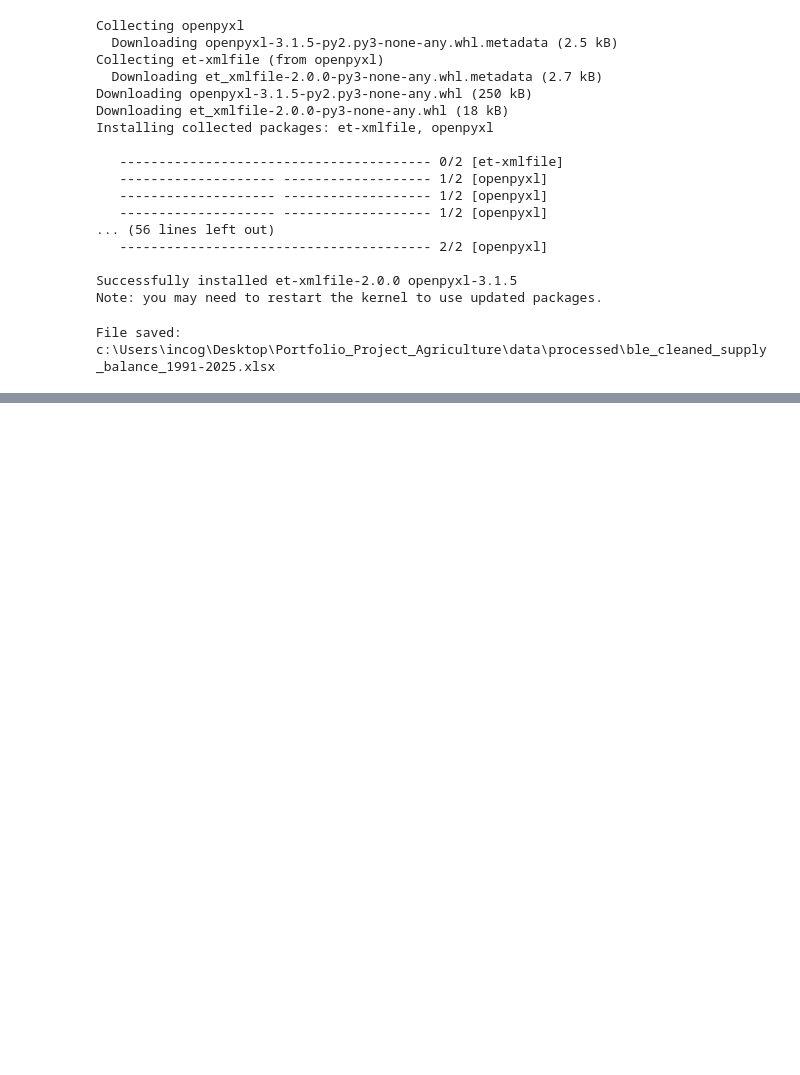
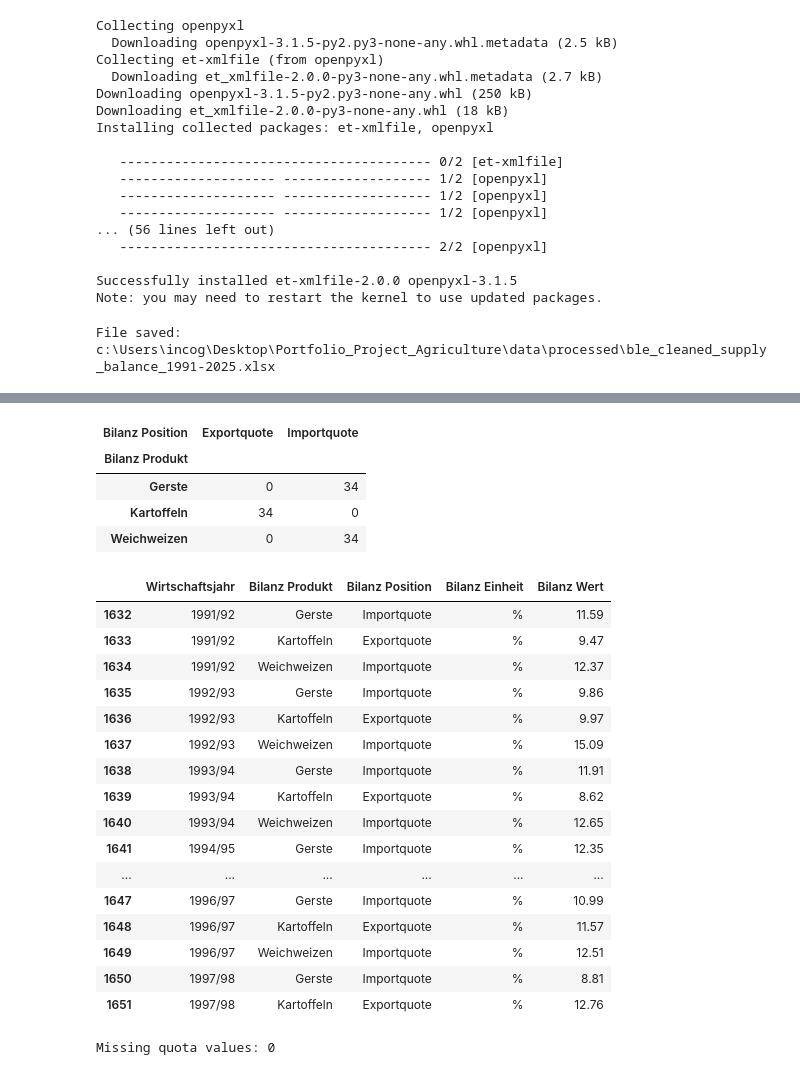
Before and after one commit to verveat/Agriculture_Crisis_Resilience, a Jupyter notebook: notebooks/01_ble_supply_balance_all_products.ipynb, the cells around one changed output, grey strips where cells are left out. Drawn from its saved outputs; the diff is of its cells as text; code cells hidden in the pictures; blank space fills up the shorter version.

```diff
--- a/notebooks/01_ble_supply_balance_all_products.ipynb
+++ b/notebooks/01_ble_supply_balance_all_products.ipynb
@@ -543,0 +711,53 @@ File saved: c:\Users\incog\Desktop\Portfolio_Project_Agriculture\data\processed\
+# %%
+
+# Check the calculated quota rows
+
+# Number of results per product and quota
+display(
+    quota_results.groupby(
+        ["Bilanz Produkt", "Bilanz Position"]
+    ).size().unstack(fill_value=0)
+)
+
+# Show the first calculated values
+display(
+    quota_results[
+        [
+            "Wirtschaftsjahr",
+            "Bilanz Produkt",
+            "Bilanz Position",
+            "Bilanz Einheit",
+            "Bilanz Wert",
+        ]
+    ].head(20).round({"Bilanz Wert": 2})
+)
+
+# Check for missing values in the calculated ratios
+print(
+    "Missing quota values:",
+    quota_results["Bilanz Wert"].isna().sum()
+)
+# %% [output]
+| Bilanz Position | Exportquote | Importquote |
+| Bilanz Produkt |  |  |
+| Gerste | 0 | 34 |
+| Kartoffeln | 34 | 0 |
+| Weichweizen | 0 | 34 |
+|  | Wirtschaftsjahr | Bilanz Produkt | Bilanz Position | Bilanz Einheit | Bilanz Wert |
+| 1632 | 1991/92 | Gerste | Importquote | % | 11.59 |
+| 1633 | 1991/92 | Kartoffeln | Exportquote | % | 9.47 |
+| 1634 | 1991/92 | Weichweizen | Importquote | % | 12.37 |
+| 1635 | 1992/93 | Gerste | Importquote | % | 9.86 |
+| 1636 | 1992/93 | Kartoffeln | Exportquote | % | 9.97 |
+| 1637 | 1992/93 | Weichweizen | Importquote | % | 15.09 |
+| 1638 | 1993/94 | Gerste | Importquote | % | 11.91 |
+| 1639 | 1993/94 | Kartoffeln | Exportquote | % | 8.62 |
+| 1640 | 1993/94 | Weichweizen | Importquote | % | 12.65 |
+| 1641 | 1994/95 | Gerste | Importquote | % | 12.35 |
+| ... | ... | ... | ... | ... | ... |
+| 1647 | 1996/97 | Gerste | Importquote | % | 10.99 |
+| 1648 | 1996/97 | Kartoffeln | Exportquote | % | 11.57 |
+| 1649 | 1996/97 | Weichweizen | Importquote | % | 12.51 |
+| 1650 | 1997/98 | Gerste | Importquote | % | 8.81 |
+| 1651 | 1997/98 | Kartoffeln | Exportquote | % | 12.76 |
+Missing quota values: 0
```
Also changed, not shown: parts of 26 cells of this notebook.
